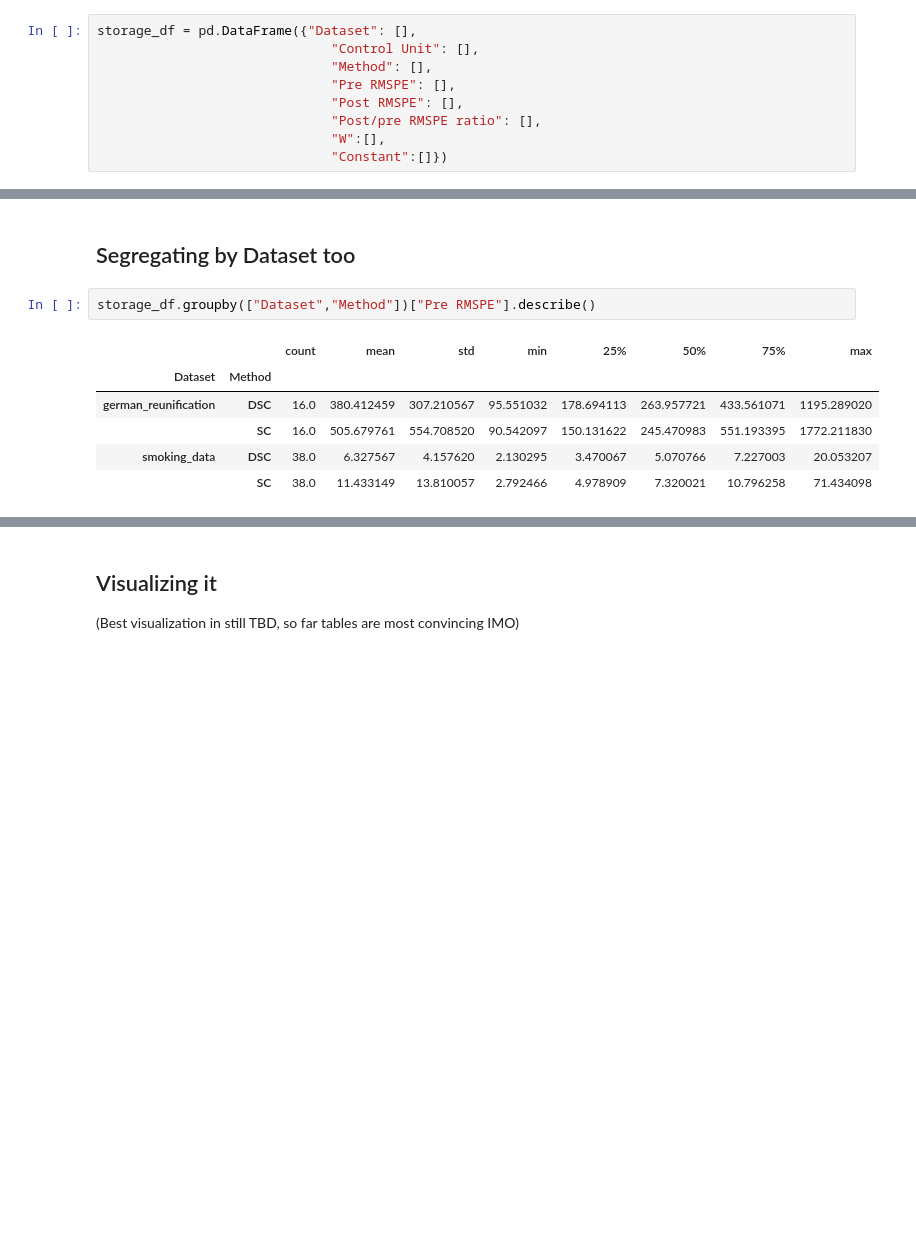
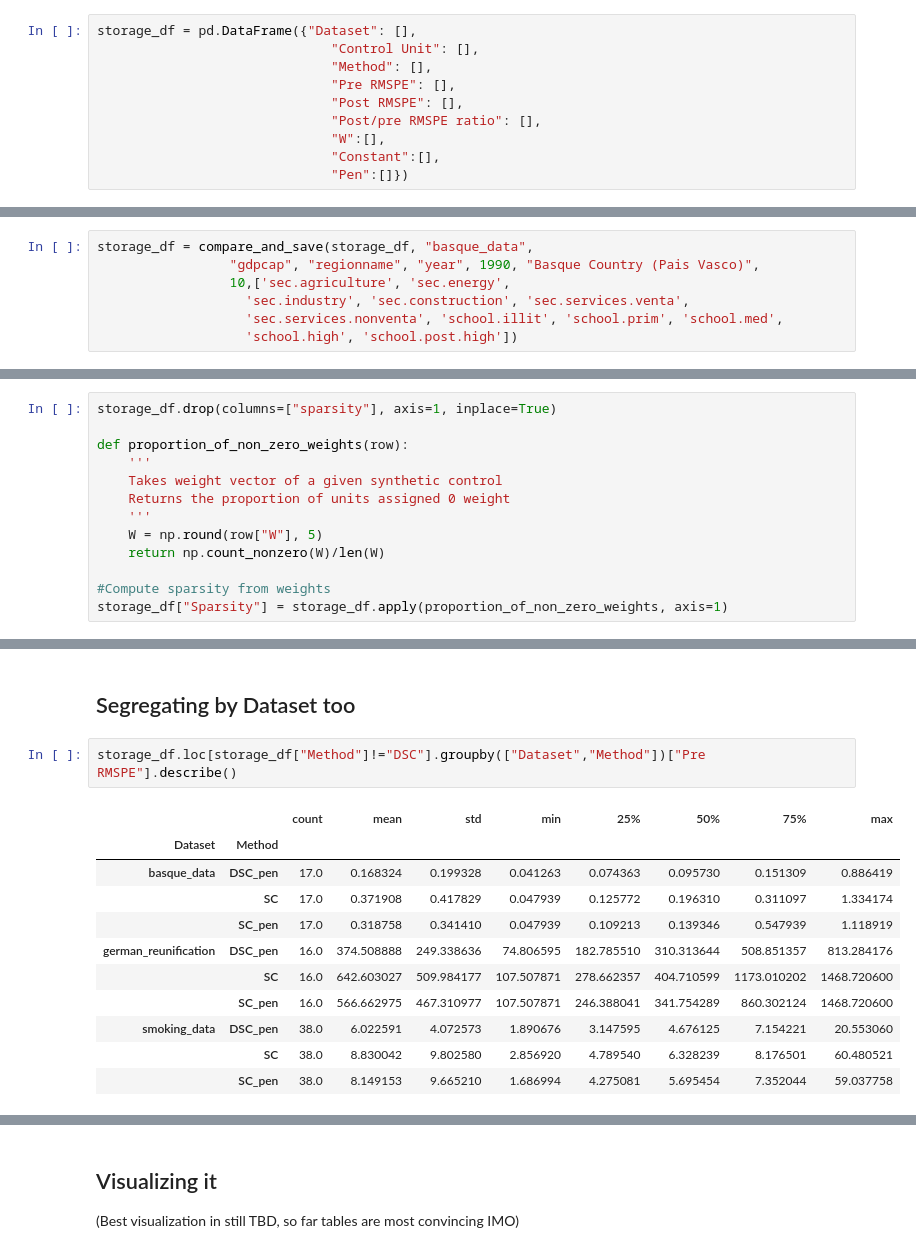
Before and after one commit to OscarEngelbrektson/Comparing_Synthetic_Control_Methods, a Jupyter notebook: Empirical evaluation using real data/Empirical Evaluation using real data.ipynb, the cells around one changed output, grey strips where cells are left out. Cells and saved outputs as stored; diff of their text form; blank space fills up the shorter version.

```diff
--- a/Empirical evaluation using real data/Empirical Evaluation using real data.ipynb
+++ b/Empirical evaluation using real data/Empirical Evaluation using real data.ipynb
@@ -83,7 +89,8 @@ storage_df = pd.DataFrame({"Dataset": [],
                               "Post RMSPE": [],
                               "Post/pre RMSPE ratio": [],
                               "W":[],
-                              "Constant":[]})
+                              "Constant":[],
+                              "Pen":[]})
 # %%
 storage_df = compare_and_save(storage_df, "smoking_data",
                  "cigsale", "state", "year", 1989, "California", 10)
@@ -91,3 +98,10 @@ storage_df = compare_and_save(storage_df, "smoking_data",
 storage_df = compare_and_save(storage_df, "german_reunification",
                  "gdp", "country", "year", 1990, "West Germany",
                  10, ["schooling", "invest60", "invest70", "invest80"])
+# %%
+storage_df = compare_and_save(storage_df, "basque_data",
+                 "gdpcap", "regionname", "year", 1990, "Basque Country (Pais Vasco)",
+                 10,['sec.agriculture', 'sec.energy',
+                   'sec.industry', 'sec.construction', 'sec.services.venta',
+                   'sec.services.nonventa', 'school.illit', 'school.prim', 'school.med',
+                   'school.high', 'school.post.high'])
@@ -94,3 +114,16 @@ storage_df = compare_and_save(storage_df, "german_reunification",
+# %%
+storage_df.drop(columns=["sparsity"], axis=1, inplace=True)
+
+def proportion_of_non_zero_weights(row):
+    '''
+    Takes weight vector of a given synthetic control
+    Returns the proportion of units assigned 0 weight
+    '''
+    W = np.round(row["W"], 5)
+    return np.count_nonzero(W)/len(W)
+
+#Compute sparsity from weights
+storage_df["Sparsity"] = storage_df.apply(proportion_of_non_zero_weights, axis=1)
 # %% [markdown]
 # Analyze Results
 
@@ -139,12 +219,17 @@ storage_df.groupby("Method")["Pre RMSPE"].describe()
 # %% [markdown]
 ## Segregating by Dataset too
 # %%
-storage_df.groupby(["Dataset","Method"])["Pre RMSPE"].describe()
+storage_df.loc[storage_df["Method"]!="DSC"].groupby(["Dataset","Method"])["Pre RMSPE"].describe()
 # %% [output]
 |  |  | count | mean | std | min | 25% | 50% | 75% | max |
 | Dataset | Method |  |  |  |  |  |  |  |  |
-| german_reunification | DSC | 16.0 | 380.412459 | 307.210567 | 95.551032 | 178.694113 | 263.957721 | 433.561071 | 1195.289020 |
-|  | SC | 16.0 | 505.679761 | 554.708520 | 90.542097 | 150.131622 | 245.470983 | 551.193395 | 1772.211830 |
-| smoking_data | DSC | 38.0 | 6.327567 | 4.157620 | 2.130295 | 3.470067 | 5.070766 | 7.227003 | 20.053207 |
-|  | SC | 38.0 | 11.433149 | 13.810057 | 2.792466 | 4.978909 | 7.320021 | 10.796258 | 71.434098 |
+| basque_data | DSC_pen | 17.0 | 0.168324 | 0.199328 | 0.041263 | 0.074363 | 0.095730 | 0.151309 | 0.886419 |
+|  | SC | 17.0 | 0.371908 | 0.417829 | 0.047939 | 0.125772 | 0.196310 | 0.311097 | 1.334174 |
+|  | SC_pen | 17.0 | 0.318758 | 0.341410 | 0.047939 | 0.109213 | 0.139346 | 0.547939 | 1.118919 |
+| german_reunification | DSC_pen | 16.0 | 374.508888 | 249.338636 | 74.806595 | 182.785510 | 310.313644 | 508.851357 | 813.284176 |
+|  | SC | 16.0 | 642.603027 | 509.984177 | 107.507871 | 278.662357 | 404.710599 | 1173.010202 | 1468.720600 |
+|  | SC_pen | 16.0 | 566.662975 | 467.310977 | 107.507871 | 246.388041 | 341.754289 | 860.302124 | 1468.720600 |
+| smoking_data | DSC_pen | 38.0 | 6.022591 | 4.072573 | 1.890676 | 3.147595 | 4.676125 | 7.154221 | 20.553060 |
+|  | SC | 38.0 | 8.830042 | 9.802580 | 2.856920 | 4.789540 | 6.328239 | 8.176501 | 60.480521 |
+|  | SC_pen | 38.0 | 8.149153 | 9.665210 | 1.686994 | 4.275081 | 5.695454 | 7.352044 | 59.037758 |
 # %%
```
Also changed, not shown: parts of 24 cells of this notebook.
